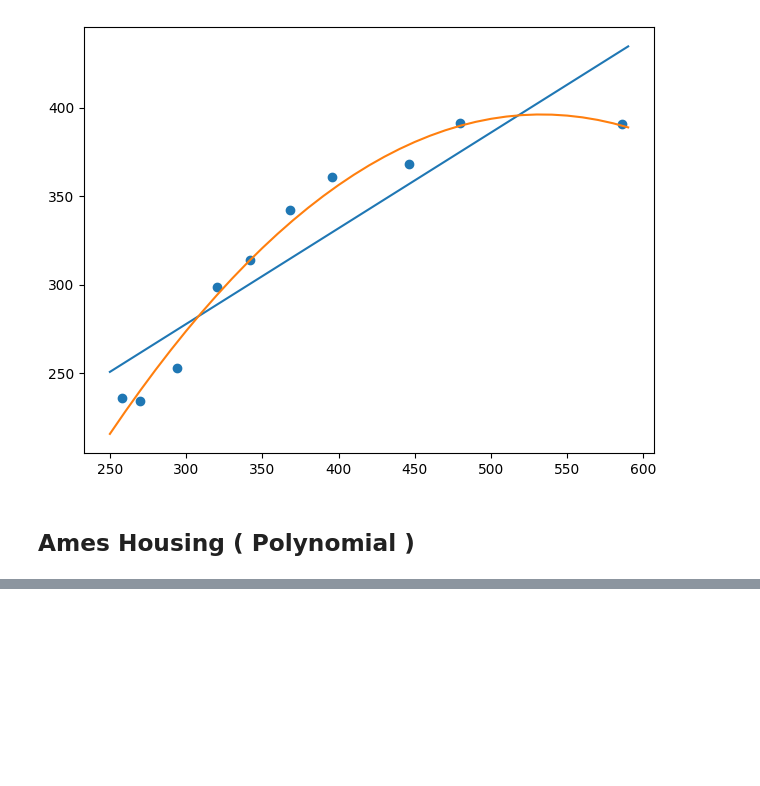
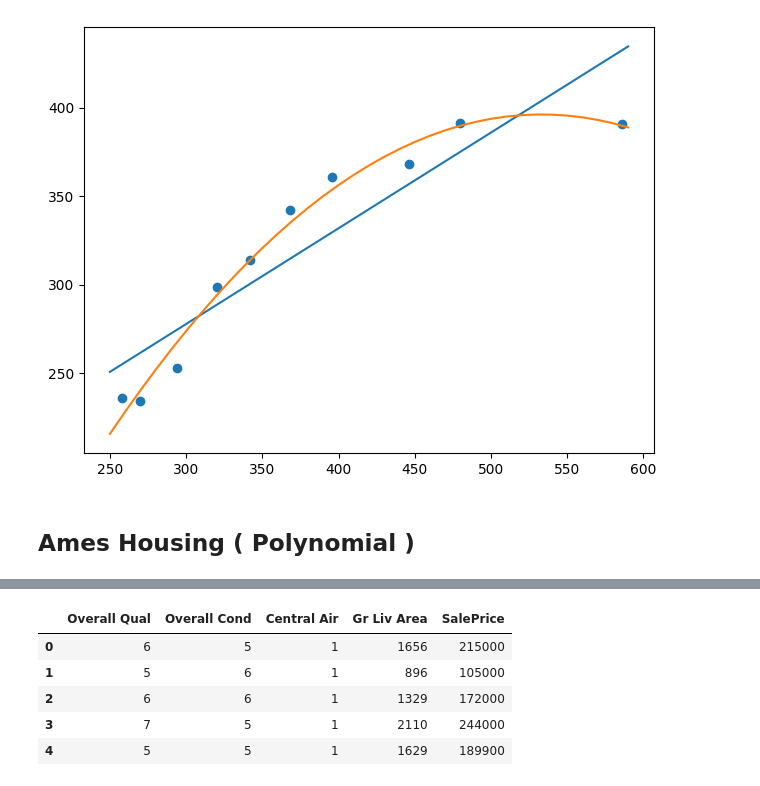
Before and after one commit to AhmedZeer/ml.py, a Jupyter notebook: noteBooks/09_RegressionAnalysis/RegressionAnalysis.ipynb, the cells around one changed output, grey strips where cells are left out. Cells and saved outputs as stored; diff of their text form; code cells hidden in the pictures; blank space fills up the shorter version.

```diff
--- a/noteBooks/09_RegressionAnalysis/RegressionAnalysis.ipynb
+++ b/noteBooks/09_RegressionAnalysis/RegressionAnalysis.ipynb
@@ -40,7 +40,8 @@ Gr Liv Area      0
 SalePrice        0
 dtype: int64
 # %%
-df.dropna(axis = 1)
+df = df.dropna(axis = 1)
+df
 # %% [output]
 |  | Overall Qual | Overall Cond | Central Air | Gr Liv Area | SalePrice |
 | 0 | 6 | 5 | 1 | 1656 | 215000 |
@@ -358,0 +398,9 @@ y = y[ (df["Gr Liv Area"] < 4000) ]
+# %%
+df.head()
+# %% [output]
+|  | Overall Qual | Overall Cond | Central Air | Gr Liv Area | SalePrice |
+| 0 | 6 | 5 | 1 | 1656 | 215000 |
+| 1 | 5 | 6 | 1 | 896 | 105000 |
+| 2 | 6 | 6 | 1 | 1329 | 172000 |
+| 3 | 7 | 5 | 1 | 2110 | 244000 |
+| 4 | 5 | 5 | 1 | 1629 | 189900 |
```
Also changed, not shown: parts of 22 cells of this notebook, 2 other files.
